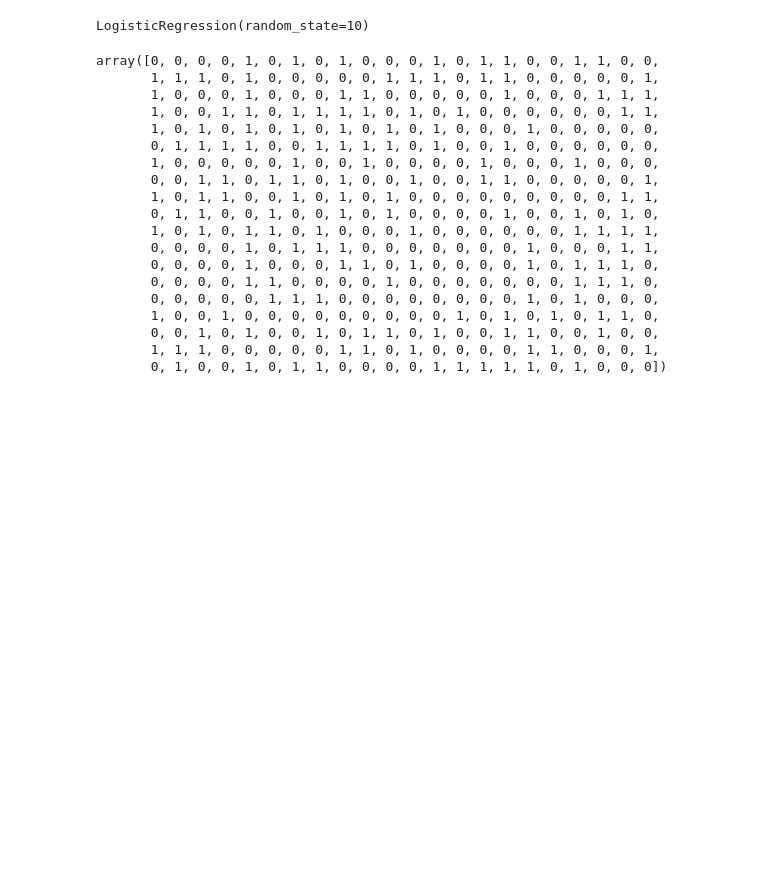
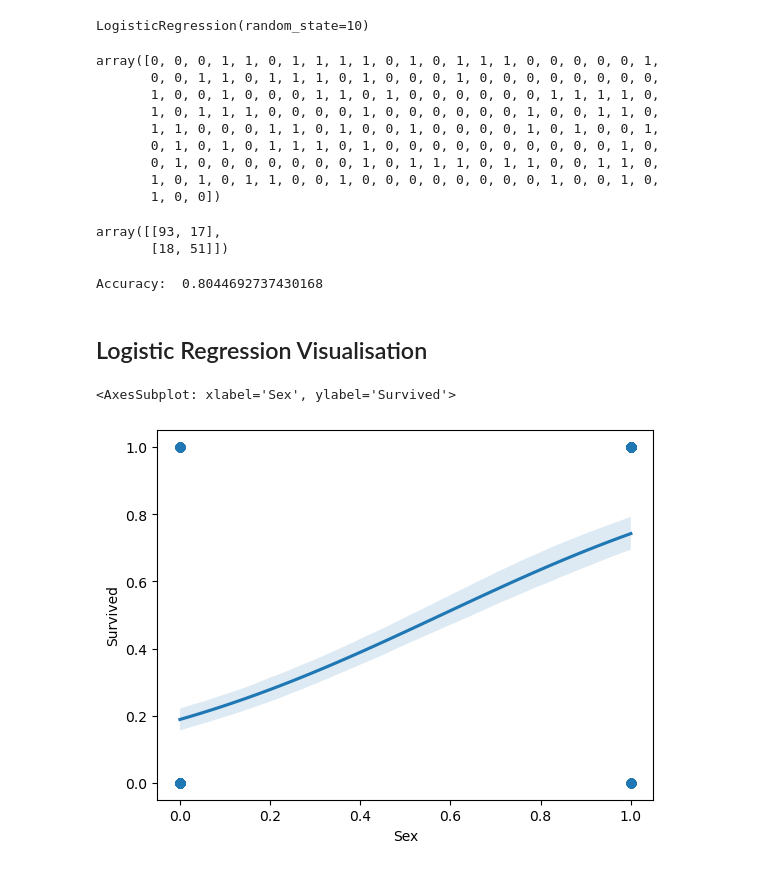
Before and after one commit to usuajiayako/DataScienceWeek6, a Jupyter notebook: titanic_assignment/titanic_assignment.ipynb, the cells around one changed output. Saved outputs shown, nothing was run; the diff lists cells and outputs as text; code cells hidden in the pictures; blank space fills up the shorter version.

Commit message:
add visualisation

```diff
--- a/titanic_assignment/titanic_assignment.ipynb
+++ b/titanic_assignment/titanic_assignment.ipynb
@@ -194,3 +190,10 @@ y_train = train_data.iloc[:, 4]
+# %%
+# spliting train/test data
+
+X = train_data.iloc[:, 5:]
+y = train_data.iloc[:, 4]
+
+X_train, X_test, y_train, y_test = train_test_split(X, y, test_size = 0.2, random_state = 0)
 # %%
 scaler_X = StandardScaler()
 X_train = scaler_X.fit_transform(X_train)
@@ -202,25 +205,33 @@ logisticRegression_model.fit(X_train, y_train)
 # %% [output]
 LogisticRegression(random_state=10)
 # %%
-Prediction = logisticRegression_model.predict(X_test)
-Prediction
+prediction = logisticRegression_model.predict(X_test)
+prediction
 # %% [output]
-array([0, 0, 0, 0, 1, 0, 1, 0, 1, 0, 0, 0, 1, 0, 1, 1, 0, 0, 1, 1, 0, 0,
-       1, 1, 1, 0, 1, 0, 0, 0, 0, 0, 1, 1, 1, 0, 1, 1, 0, 0, 0, 0, 0, 1,
-       1, 0, 0, 0, 1, 0, 0, 0, 1, 1, 0, 0, 0, 0, 0, 1, 0, 0, 0, 1, 1, 1,
-       1, 0, 0, 1, 1, 0, 1, 1, 1, 1, 0, 1, 0, 1, 0, 0, 0, 0, 0, 0, 1, 1,
-       1, 0, 1, 0, 1, 0, 1, 0, 1, 0, 1, 0, 1, 0, 0, 0, 1, 0, 0, 0, 0, 0,
-       0, 1, 1, 1, 1, 0, 0, 1, 1, 1, 1, 0, 1, 0, 0, 1, 0, 0, 0, 0, 0, 0,
-       1, 0, 0, 0, 0, 0, 1, 0, 0, 1, 0, 0, 0, 0, 1, 0, 0, 0, 1, 0, 0, 0,
-       0, 0, 1, 1, 0, 1, 1, 0, 1, 0, 0, 1, 0, 0, 1, 1, 0, 0, 0, 0, 0, 1,
-       1, 0, 1, 1, 0, 0, 1, 0, 1, 0, 1, 0, 0, 0, 0, 0, 0, 0, 0, 0, 1, 1,
-       0, 1, 1, 0, 0, 1, 0, 0, 1, 0, 1, 0, 0, 0, 0, 1, 0, 0, 1, 0, 1, 0,
-       1, 0, 1, 0, 1, 1, 0, 1, 0, 0, 0, 1, 0, 0, 0, 0, 0, 0, 1, 1, 1, 1,
-       0, 0, 0, 0, 1, 0, 1, 1, 1, 0, 0, 0, 0, 0, 0, 0, 1, 0, 0, 0, 1, 1,
-       0, 0, 0, 0, 1, 0, 0, 0, 1, 1, 0, 1, 0, 0, 0, 0, 1, 0, 1, 1, 1, 0,
-       0, 0, 0, 0, 1, 1, 0, 0, 0, 0, 1, 0, 0, 0, 0, 0, 0, 0, 1, 1, 1, 0,
-       0, 0, 0, 0, 0, 1, 1, 1, 0, 0, 0, 0, 0, 0, 0, 0, 1, 0, 1, 0, 0, 0,
-       1, 0, 0, 1, 0, 0, 0, 0, 0, 0, 0, 0, 0, 1, 0, 1, 0, 1, 0, 1, 1, 0,
-       0, 0, 1, 0, 1, 0, 0, 1, 0, 1, 1, 0, 1, 0, 0, 1, 1, 0, 0, 1, 0, 0,
-       1, 1, 1, 0, 0, 0, 0, 0, 1, 1, 0, 1, 0, 0, 0, 0, 1, 1, 0, 0, 0, 1,
-       0, 1, 0, 0, 1, 0, 1, 1, 0, 0, 0, 0, 1, 1, 1, 1, 1, 0, 1, 0, 0, 0])
+array([0, 0, 0, 1, 1, 0, 1, 1, 1, 1, 0, 1, 0, 1, 1, 1, 0, 0, 0, 0, 0, 1,
+       0, 0, 1, 1, 0, 1, 1, 1, 0, 1, 0, 0, 0, 1, 0, 0, 0, 0, 0, 0, 0, 0,
+       1, 0, 0, 1, 0, 0, 0, 1, 1, 0, 1, 0, 0, 0, 0, 0, 0, 1, 1, 1, 1, 0,
+       1, 0, 1, 1, 1, 0, 0, 0, 0, 1, 0, 0, 0, 0, 0, 0, 1, 0, 0, 1, 1, 0,
+       1, 1, 0, 0, 0, 1, 1, 0, 1, 0, 0, 1, 0, 0, 0, 0, 1, 0, 1, 0, 0, 1,
+       0, 1, 0, 1, 0, 1, 1, 1, 0, 1, 0, 0, 0, 0, 0, 0, 0, 0, 0, 0, 1, 0,
+       0, 1, 0, 0, 0, 0, 0, 0, 0, 1, 0, 1, 1, 1, 0, 1, 1, 0, 0, 1, 1, 0,
+       1, 0, 1, 0, 1, 1, 0, 0, 1, 0, 0, 0, 0, 0, 0, 0, 0, 1, 0, 0, 1, 0,
+       1, 0, 0])
+# %%
+cm = confusion_matrix(y_test, prediction)
+cm
+# %% [output]
+array([[93, 17],
+       [18, 51]])
+# %%
+print("Accuracy: ", (cm[0][0] + cm[1][1])/ len(y_test))
+# %% [output]
+Accuracy:  0.8044692737430168
+# %% [markdown]
+## Logistic Regression Visualisation
+# %%
+# Sex vs Survived
+sns.regplot(x = X["Sex"], y = y, logistic = True)
+# %% [output]
+<AxesSubplot: xlabel='Sex', ylabel='Survived'>
+[figure, added]
```
Also changed, not shown: parts of 4 cells of this notebook.
